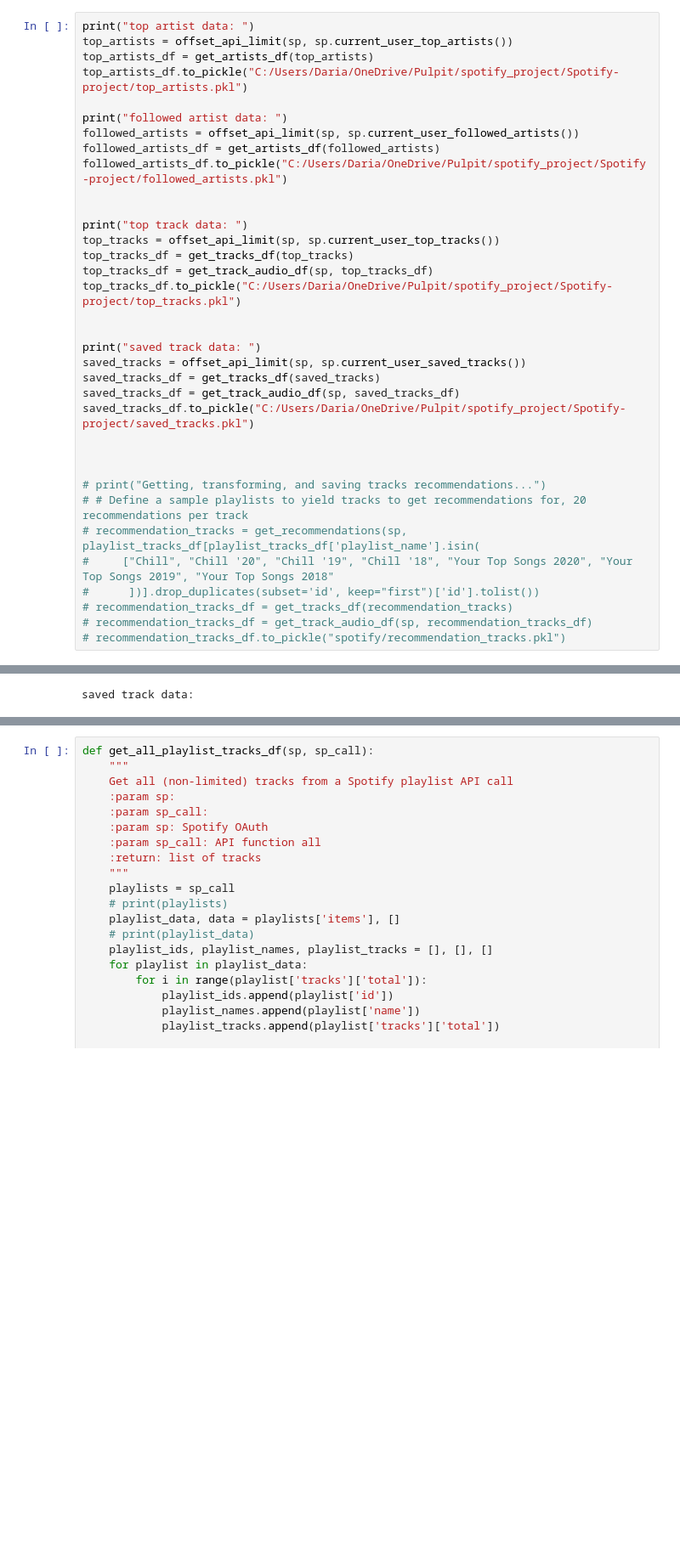
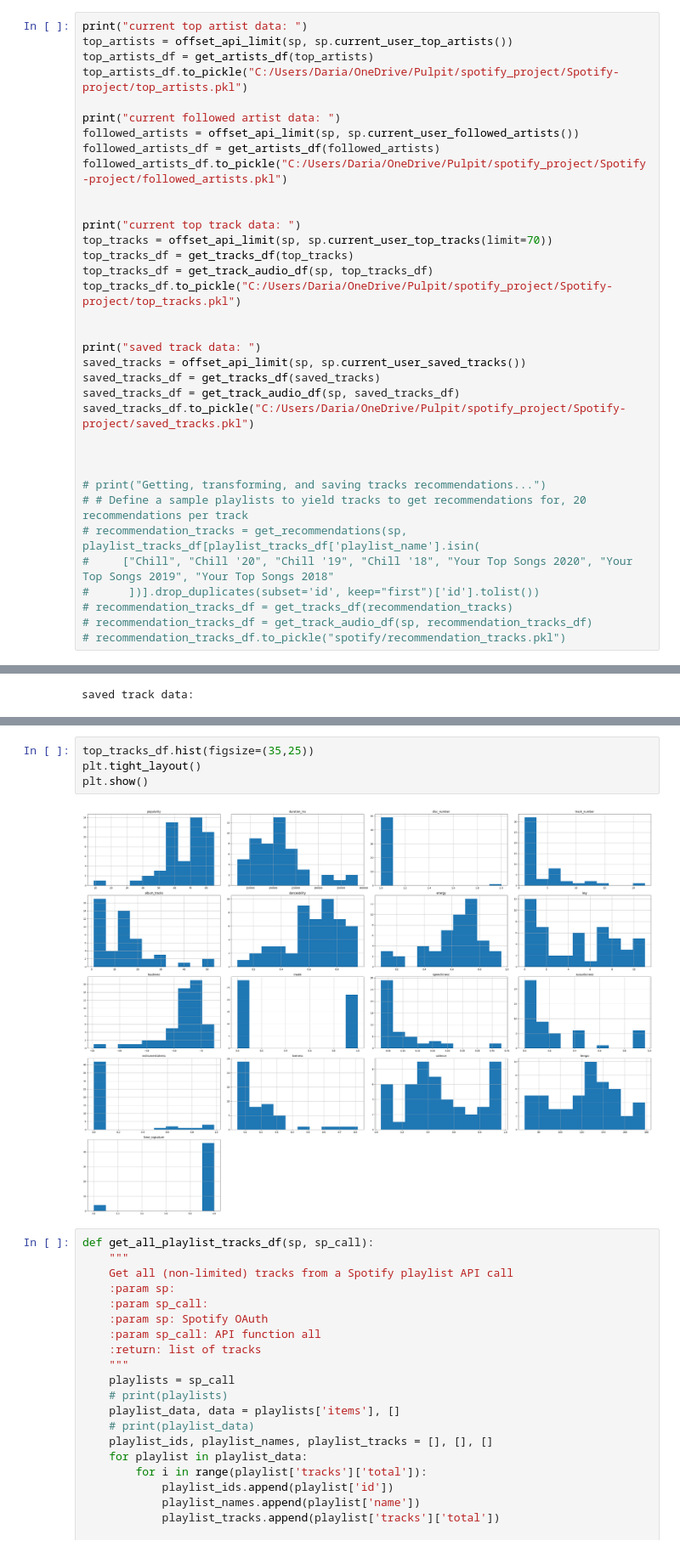
Before and after one commit to drmatczak/Spotify-project, a Jupyter notebook: spo.ipynb, the cells around one changed output, grey strips where cells are left out. Shown at 85% size. Drawn from its saved outputs; the diff is of its cells as text; blank space fills up the shorter version.

```diff
--- a/spo.ipynb
+++ b/spo.ipynb
@@ -105,19 +126,19 @@ top_tracks
 # %%
 top_tracks = sp.current_user_top_tracks() # 140 słowników
 # %%
-print("top artist data: ")
+print("current top artist data: ")
 top_artists = offset_api_limit(sp, sp.current_user_top_artists())
 top_artists_df = get_artists_df(top_artists)
 top_artists_df.to_pickle("C:/Users/Daria/OneDrive/Pulpit/spotify_project/Spotify-project/top_artists.pkl")
 
-print("followed artist data: ")
+print("current followed artist data: ")
 followed_artists = offset_api_limit(sp, sp.current_user_followed_artists())
 followed_artists_df = get_artists_df(followed_artists)
 followed_artists_df.to_pickle("C:/Users/Daria/OneDrive/Pulpit/spotify_project/Spotify-project/followed_artists.pkl")
 
 
-print("top track data: ")
-top_tracks = offset_api_limit(sp, sp.current_user_top_tracks())
+print("current top track data: ")
+top_tracks = offset_api_limit(sp, sp.current_user_top_tracks(limit=70))
 top_tracks_df = get_tracks_df(top_tracks)
 top_tracks_df = get_track_audio_df(sp, top_tracks_df)
 top_tracks_df.to_pickle("C:/Users/Daria/OneDrive/Pulpit/spotify_project/Spotify-project/top_tracks.pkl")
@@ -147,3 +452,9 @@ saved track data:
+# %%
+top_tracks_df.hist(figsize=(35,25))
+plt.tight_layout()
+plt.show()
+# %% [output]
+[figure, added]
 # %%
 def get_all_playlist_tracks_df(sp, sp_call):
     """
```
Also changed, not shown: parts of 28 cells of this notebook.
